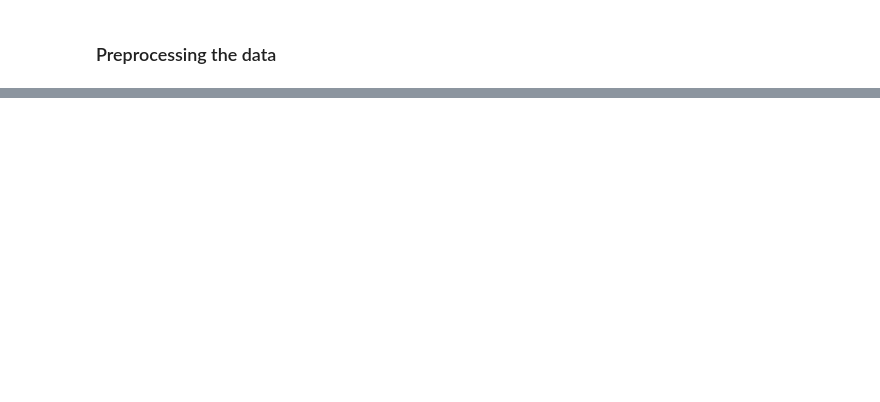
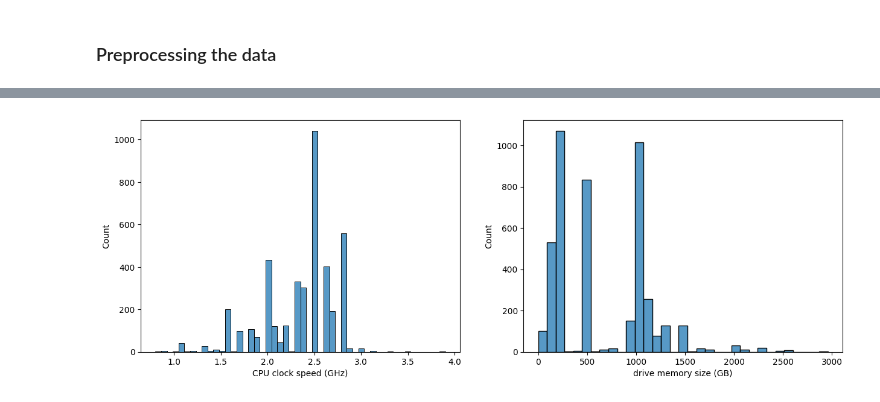
Before and after one commit to nitanshuj/Analysis-for-Fun, a Jupyter notebook: Laptop Price Prediction/nb1_lap_price_pred.ipynb, the cells around one changed output, grey strips where cells are left out. Cells and saved outputs as stored; diff of their text form; code cells hidden in the pictures; blank space fills up the shorter version.

```diff
--- a/Laptop Price Prediction/nb1_lap_price_pred.ipynb
+++ b/Laptop Price Prediction/nb1_lap_price_pred.ipynb
@@ -322,0 +285,11 @@ df.head()
+# %%
+plt.figure(figsize=(15, 5))
+plt.subplot(1,2,1)
+sns.histplot(x='CPU clock speed (GHz)', data=df1)
+
+plt.subplot(1,2,2)
+sns.histplot(x='drive memory size (GB)', data=df1)
+
+plt.show()
+# %% [output]
+[figure, added]
```
Also changed, not shown: parts of 47 cells of this notebook.
